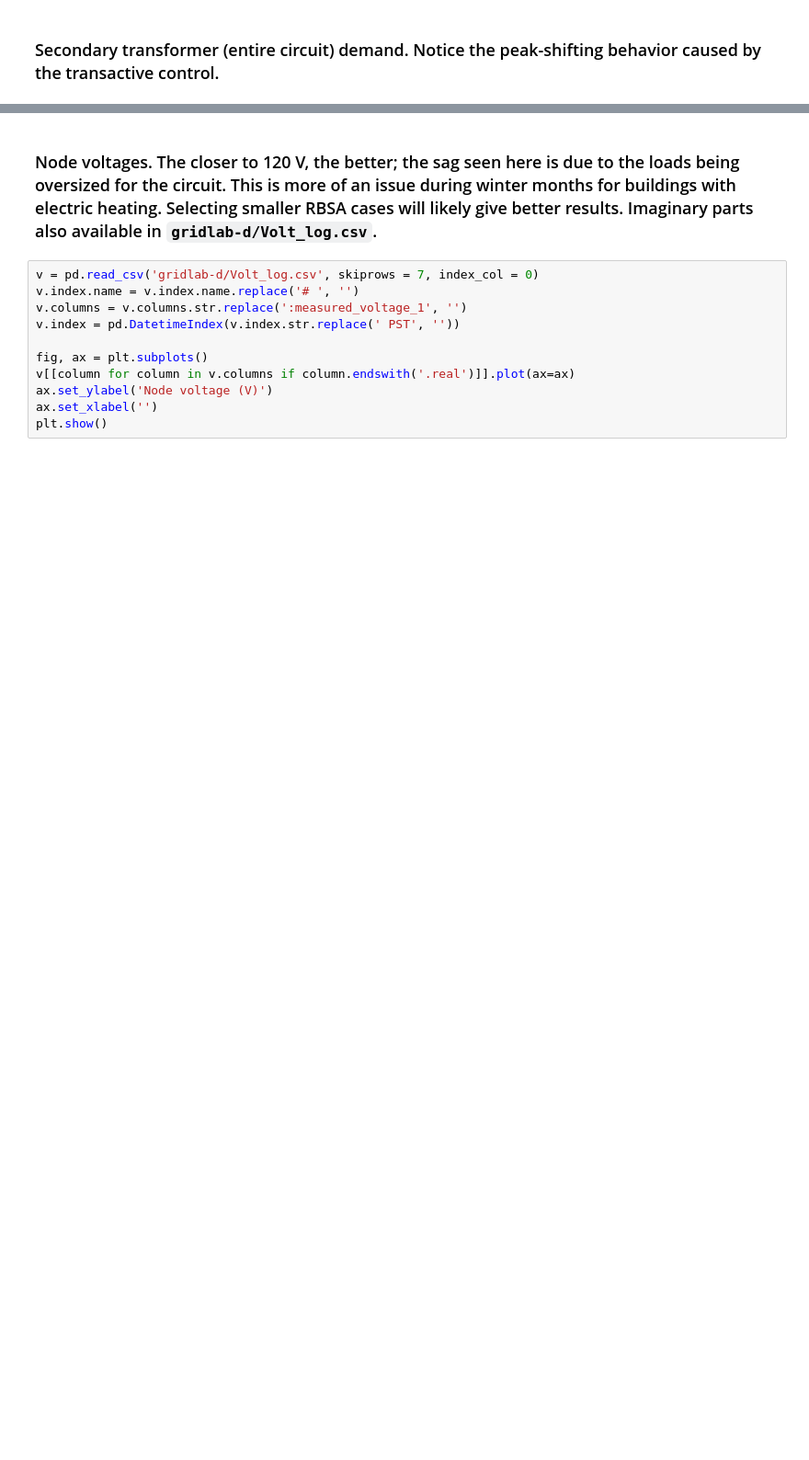
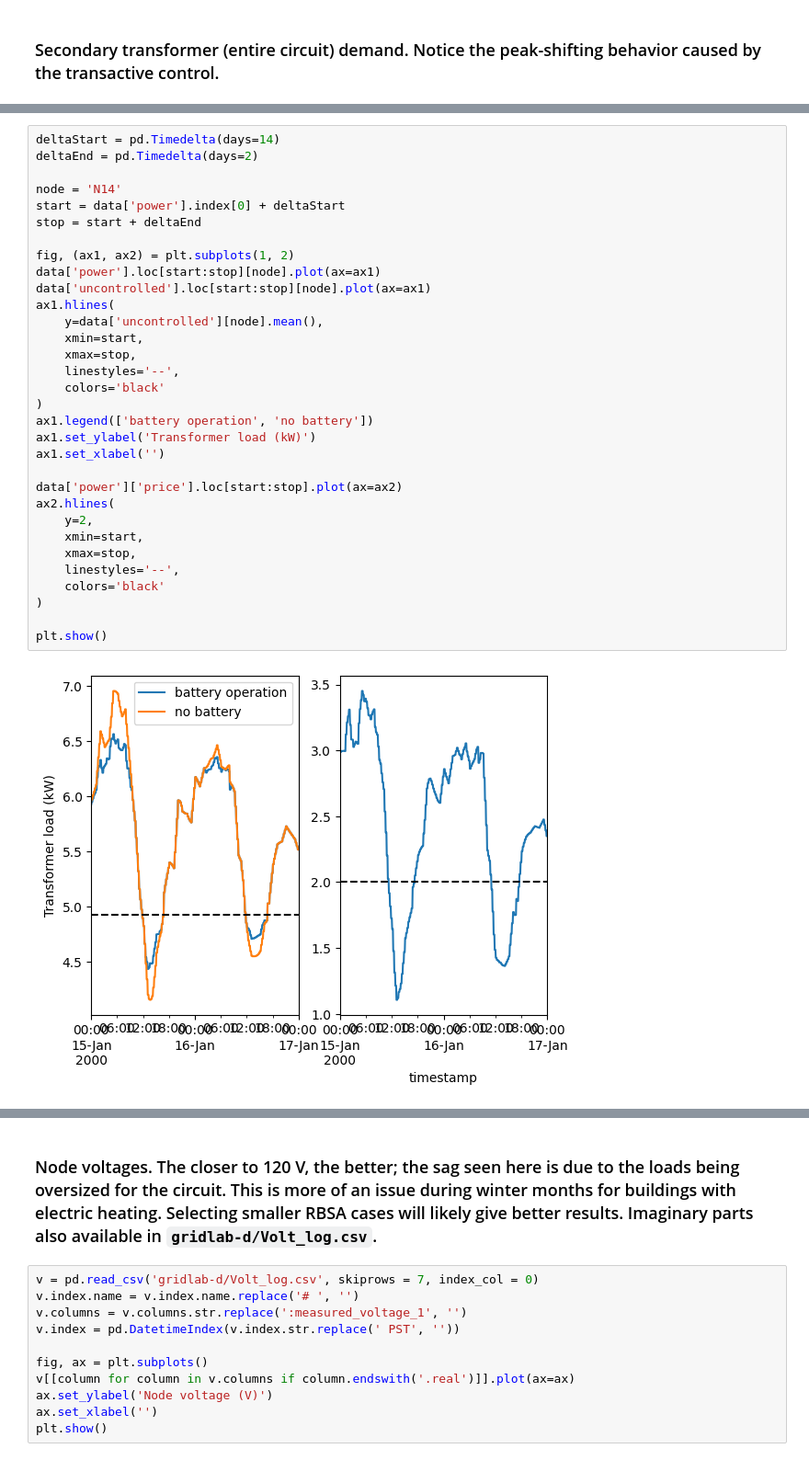
Before and after one commit to pnnl/MELON, a Jupyter notebook: b2g/analysis_storage.ipynb, the cells around one changed output, grey strips where cells are left out. Shown at 92% size. Drawn from its saved outputs; the diff is of its cells as text; blank space fills up the shorter version.

```diff
--- a/b2g/analysis_storage.ipynb
+++ b/b2g/analysis_storage.ipynb
@@ -36,0 +59,34 @@ plt.show()
+# %%
+deltaStart = pd.Timedelta(days=14)
+deltaEnd = pd.Timedelta(days=2)
+
+node = 'N14'
+start = data['power'].index[0] + deltaStart
+stop = start + deltaEnd
+
+fig, (ax1, ax2) = plt.subplots(1, 2)
+data['power'].loc[start:stop][node].plot(ax=ax1)
+data['uncontrolled'].loc[start:stop][node].plot(ax=ax1)
+ax1.hlines(
+    y=data['uncontrolled'][node].mean(),
+    xmin=start,
+    xmax=stop,
+    linestyles='--',
+    colors='black'
+)
+ax1.legend(['battery operation', 'no battery'])
+ax1.set_ylabel('Transformer load (kW)')
+ax1.set_xlabel('')
+
+data['power']['price'].loc[start:stop].plot(ax=ax2)
+ax2.hlines(
+    y=2,
+    xmin=start,
+    xmax=stop,
+    linestyles='--',
+    colors='black'
+)
+
+plt.show()
+# %% [output]
+[figure, added]
```
Also changed, not shown: parts of 8 cells of this notebook, 5 other files.
